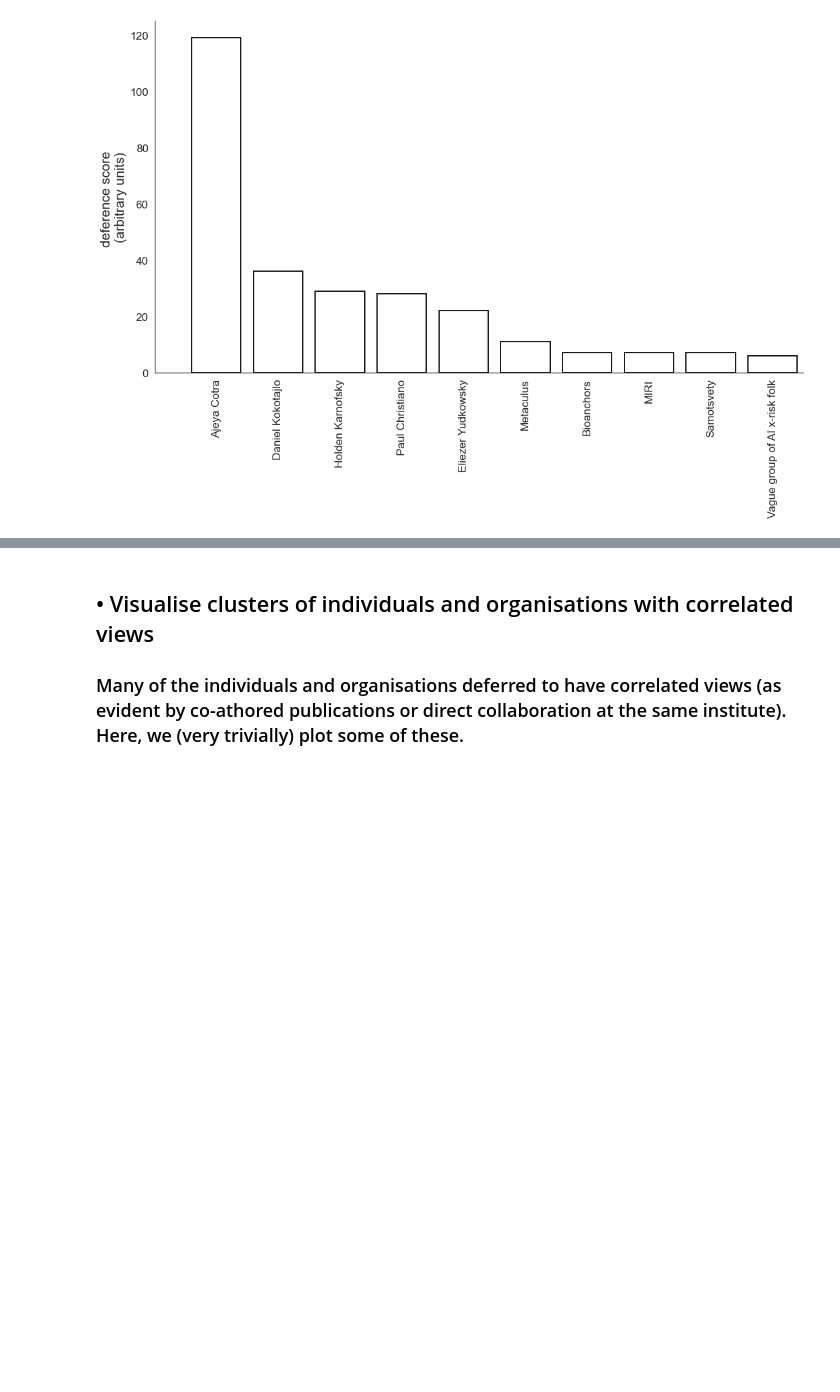
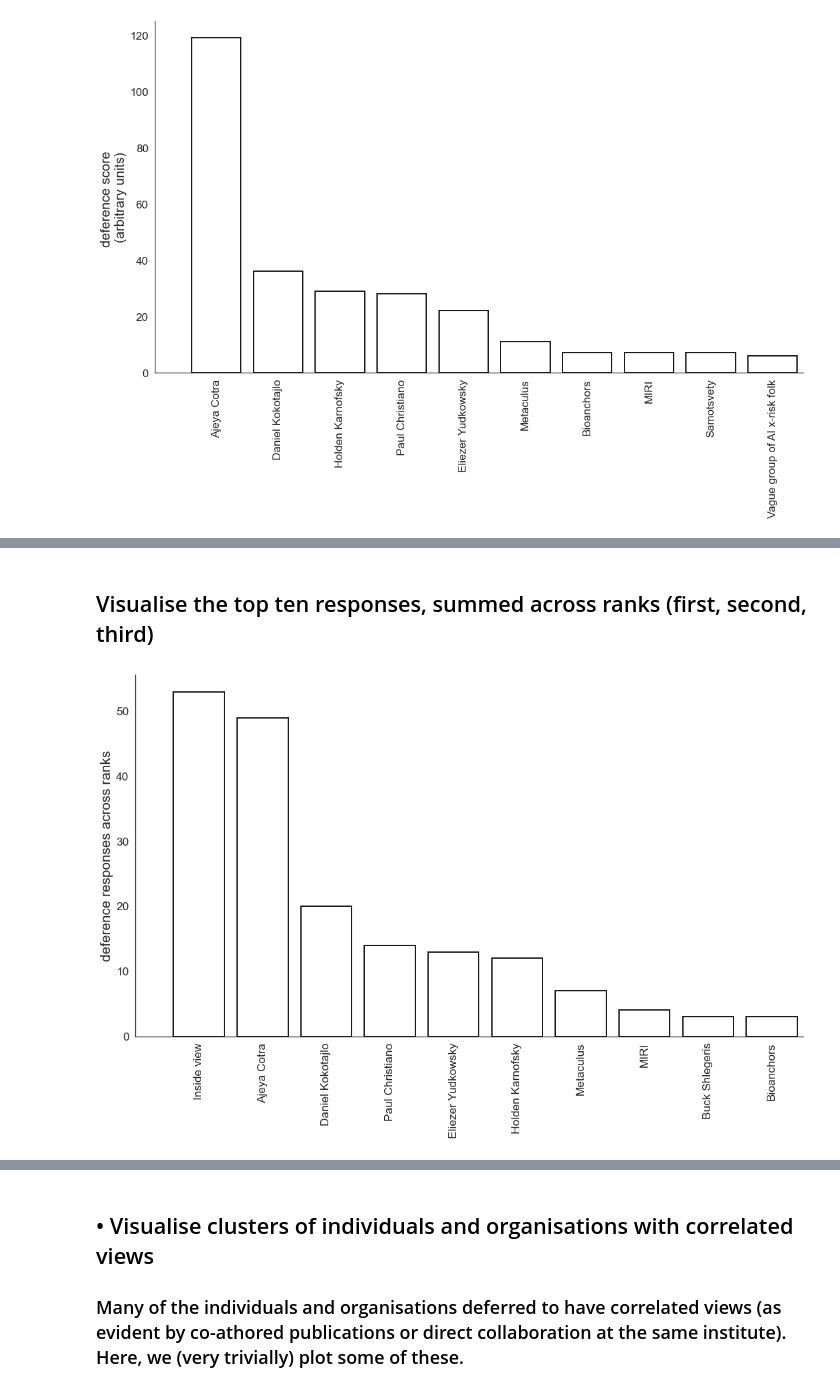
Before and after one commit to mccaffary/AI-timelines-deference, a Jupyter notebook: src/timeline_deference_survey_visualisation_updated_.ipynb, the cells around one changed output, grey strips where cells are left out. Cells and saved outputs as stored; diff of their text form; code cells hidden in the pictures; blank space fills up the shorter version.

```diff
--- a/src/timeline_deference_survey_visualisation_updated_.ipynb
+++ b/src/timeline_deference_survey_visualisation_updated_.ipynb
@@ -94,0 +105,7 @@ visualise_weighted_deference_(counts[column_titles()[0]], counts[column_titles()
+# %% [markdown]
+## Visualise the top ten responses, summed across ranks (first, second, third)
+# %%
+visualise_unweighted_deference_(counts[column_titles()[0]], counts[column_titles()[1]], \
+                              counts[column_titles()[2]], include_self_responses=True, xlim_=9)
+# %% [output]
+[figure, added]
```
Also changed, not shown: parts of 16 cells of this notebook, 1 other file.
